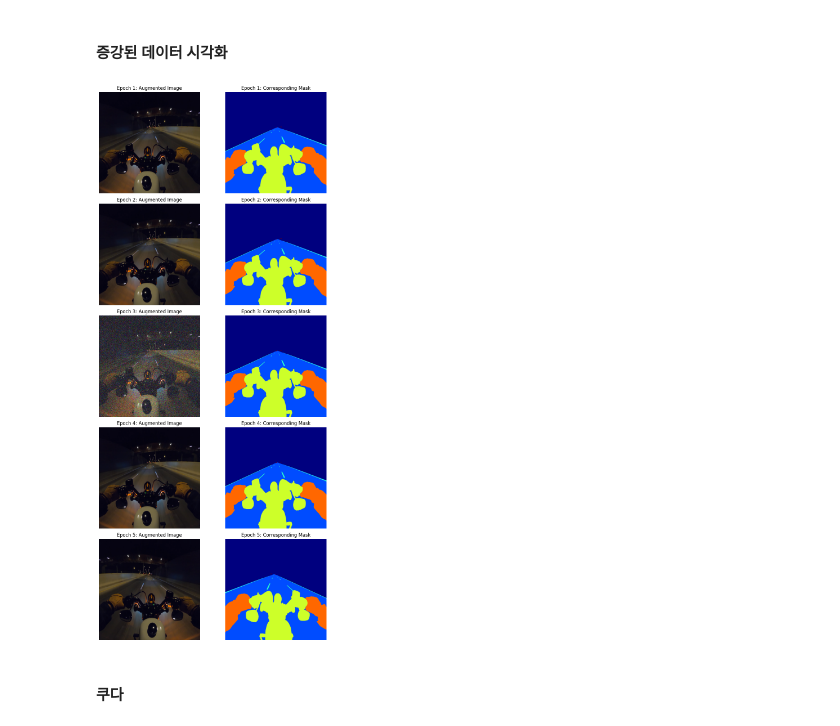
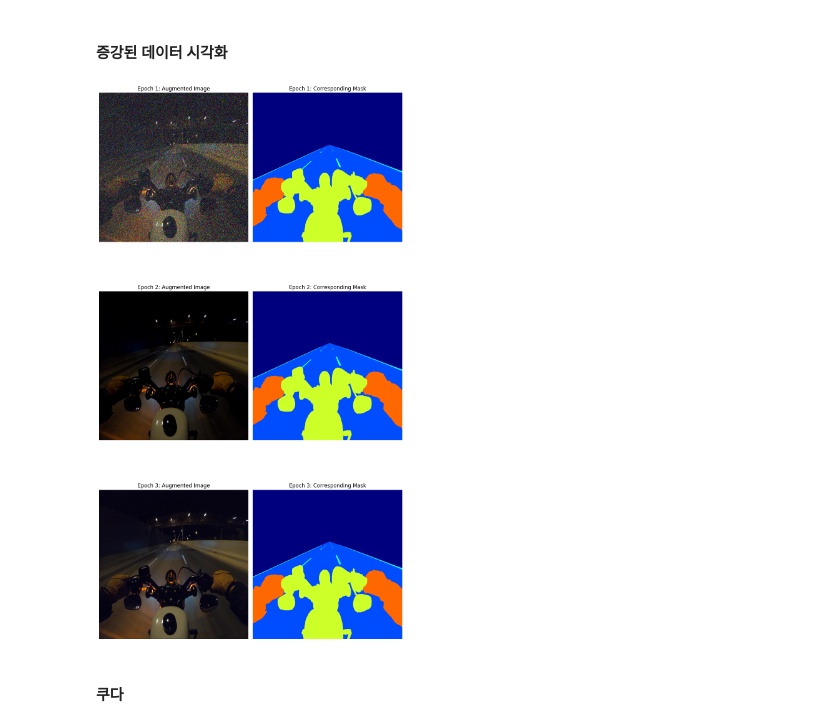
Before and after one commit to Stray-Weights/Dlthon_01_Motocycle_Night_Ride, a Jupyter notebook: jong-ha/cv_data_preprocessing.ipynb, the cells around one changed output. Drawn from its saved outputs; the diff is of its cells as text; code cells hidden in the pictures.

```diff
--- a/jong-ha/cv_data_preprocessing.ipynb
+++ b/jong-ha/cv_data_preprocessing.ipynb
@@ -287,36 +231,3 @@ JSON 내 카테고리: ['Rider', 'My bike', 'Moveable', 'Lane Mark', 'Road', 'Un
 ✅ 확인: 'Moveable' 매칭 완료.
 # %% [markdown]
 #### 데이터 로더 정의 (데이터셋을 제공하는 함수, loader 들을 반환)
-# %%
-from torch.utils.data import DataLoader
-from sklearn.model_selection import train_test_split
-
-def get_loaders(images_dir, json_origin, class_map, batch_size=4):
-    """위에서 PathManager 인스턴스 들이 반환한 경로 및 객체들을 인자로 입력"""
-
-    # 해당 디렉토리와 하위 디렉토리의 모든 특정 확장자 파일을 검색 후 리스트 생성
-    all_files = list(images_dir.glob("**/*.png"))
-
-    # 2. all_files 중 'fuse'나 'save'가 경로(폴더명 포함)에 들어있는 파일 제외 후 원본 이미지만 담긴 리스트 생성
-    images_path_origin = sorted([p for p in all_files if "fuse" not in str(p).lower() and "save" not in str(p).lower()])
-
-    # 2. 데이터셋 분할 (160 : 20 : 20)
-    train_paths, temp_paths = train_test_split(images_path_origin, train_size=160, test_size=40, random_state=42)
-    val_paths, test_paths = train_test_split(temp_paths, train_size=20, test_size=20, random_state=42)
-
-    # 3. 데이터셋 인스턴스 생성
-    train_dataset = DeepLabDataset(train_paths, json_origin, class_map)
-    val_dataset = DeepLabDataset(val_paths, json_origin, class_map)
-    test_dataset = DeepLabDataset(test_paths, json_origin, class_map)
-
-    # 4. 데이터로더 생성 (images, masks 구성), (batch, shuffle 결정)
-    train_loader = DataLoader(train_dataset, batch_size=batch_size, shuffle=True)
-    val_loader = DataLoader(val_dataset, batch_size=batch_size, shuffle=False)
-    test_loader = DataLoader(test_dataset, batch_size=batch_size, shuffle=False)
-
-    print(len(images_path_origin))
-
-    return train_loader, val_loader, test_loader
-
-# 실행 예시
-train_loader, val_loader, test_loader = get_loaders(images_dir, my_json_origin, CLASS_MAP)
@@ -580,38 +489,38 @@ next(iter(train_loader))
 import matplotlib.pyplot as plt
 import numpy as np
 
-def visualize_augmentation_epochs(dataset, sample_idx=0, num_epochs=5):
+def visualize_augmentation_epochs(dataset, sample_idx=0, num_epochs=3):
     """동일한 샘플이 에포크마다 어떻게 변하는지 시각화"""
     fig, axes = plt.subplots(nrows=num_epochs, ncols=2, figsize=(10, 20))
 
     for epoch in range(num_epochs):
         # 동일한 인덱스를 호출하지만, 내부 transform의 p(확률)에 의해 매번 결과가 다름
         image, mask = dataset[sample_idx]
 
         # 시각화를 위한 역정규화 (Normalize 되돌리기)
         img = image.permute(1, 2, 0).numpy()
         img = img * np.array([0.229, 0.224, 0.225]) + np.array([0.485, 0.456, 0.406])
         img = np.clip(img, 0, 1)
 
         # 마스크 데이터
         mask = mask.numpy()
 
         # 출력
         axes[epoch, 0].imshow(img)
         axes[epoch, 0].set_title(f"Epoch {epoch+1}: Augmented Image")
         axes[epoch, 0].axis('off')
 
         axes[epoch, 1].imshow(mask, cmap='jet')
         axes[epoch, 1].set_title(f"Epoch {epoch+1}: Corresponding Mask")
         axes[epoch, 1].axis('off')
 
     plt.tight_layout()
     plt.show()
 
 # 실행 (이미 생성된 train_ds 사용)
 visualize_augmentation_epochs(train_dataset)
 # %% [output]
-[figure, old version]
+[figure, new version]
 # %% [markdown]
 #### 쿠다
 # %%
```
Also changed, not shown: parts of 10 cells of this notebook, 53 other files.
